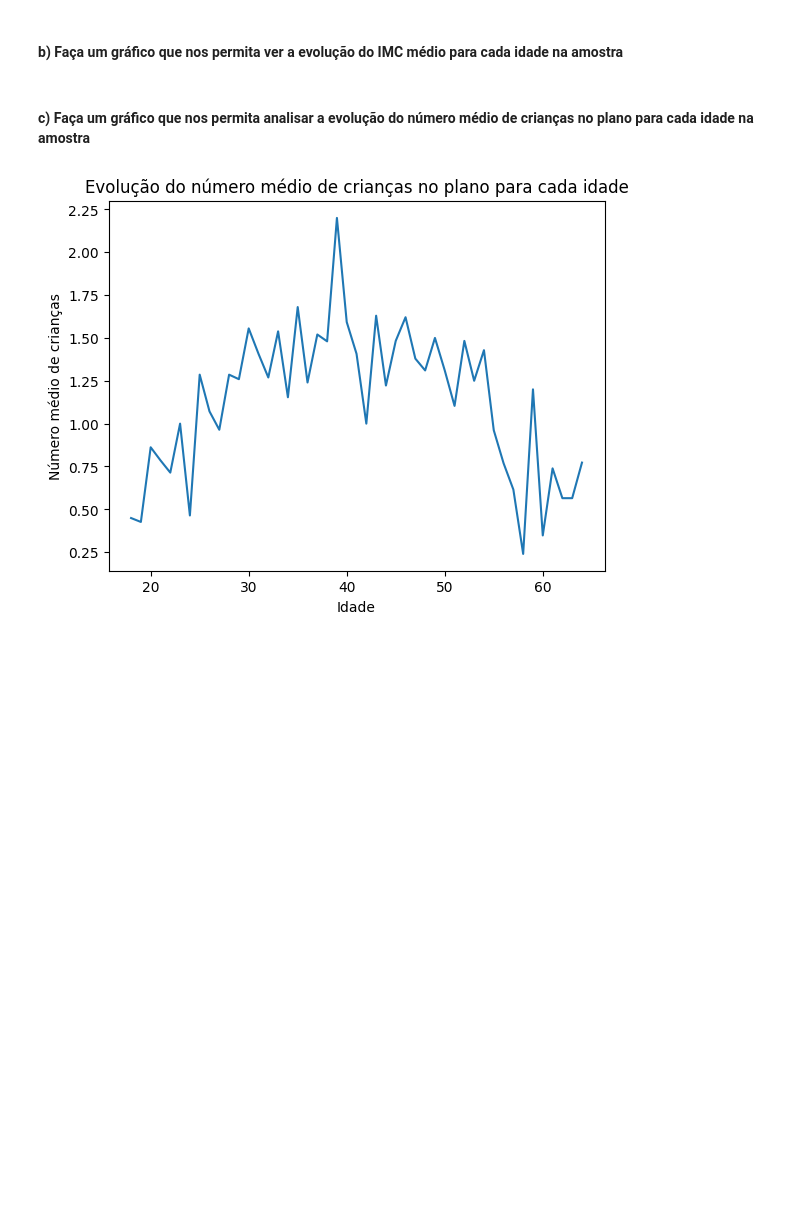
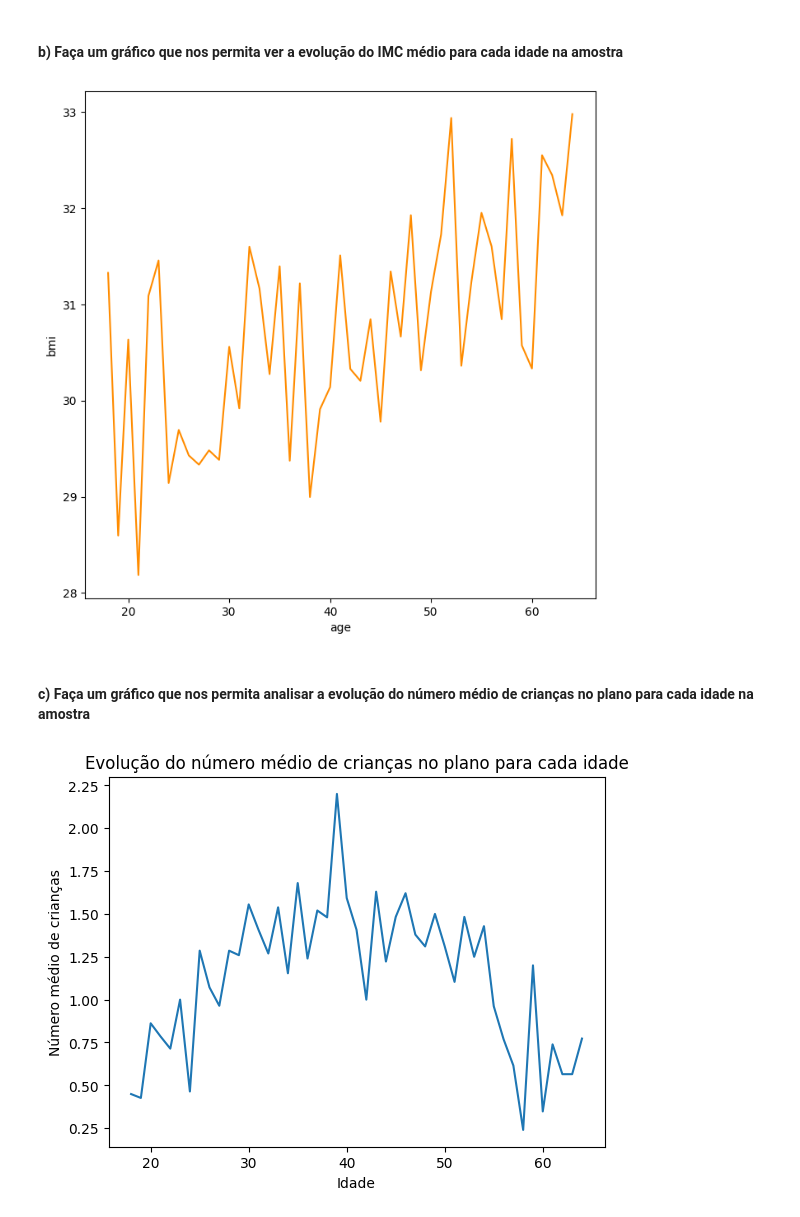
Before and after one commit to GvFreitas1/ListasdeExercicios-CursodePython2022, a Jupyter notebook: Aula 8 - Visualização de Dados/Lista - Visualização de dados.ipynb, the cells around one changed output. Cells and saved outputs as stored; diff of their text form; code cells hidden in the pictures; blank space fills up the shorter version.

```diff
--- a/Aula 8 - Visualização de Dados/Lista - Visualização de dados.ipynb
+++ b/Aula 8 - Visualização de Dados/Lista - Visualização de dados.ipynb
@@ -130,6 +136,11 @@ plt.show()
 #### b) Faça um gráfico que nos permita ver a evolução do IMC médio para cada idade na amostra
 # %%
 ### SEU CÓDIGO COMEÇA AQUI ###
+plt.figure(figsize=(8, 8))
+sns.lineplot(data.groupby('age')['bmi'].mean().reset_index(), x="age", y="bmi", color="darkorange")
+plt.show()
+# %% [output]
+[figure, added]
 # %% [markdown]
 #### c) Faça um gráfico que nos permita analisar a evolução do número médio de crianças no plano para cada idade na amostra
 # %%
```
Also changed, not shown: parts of 2 cells of this notebook.
